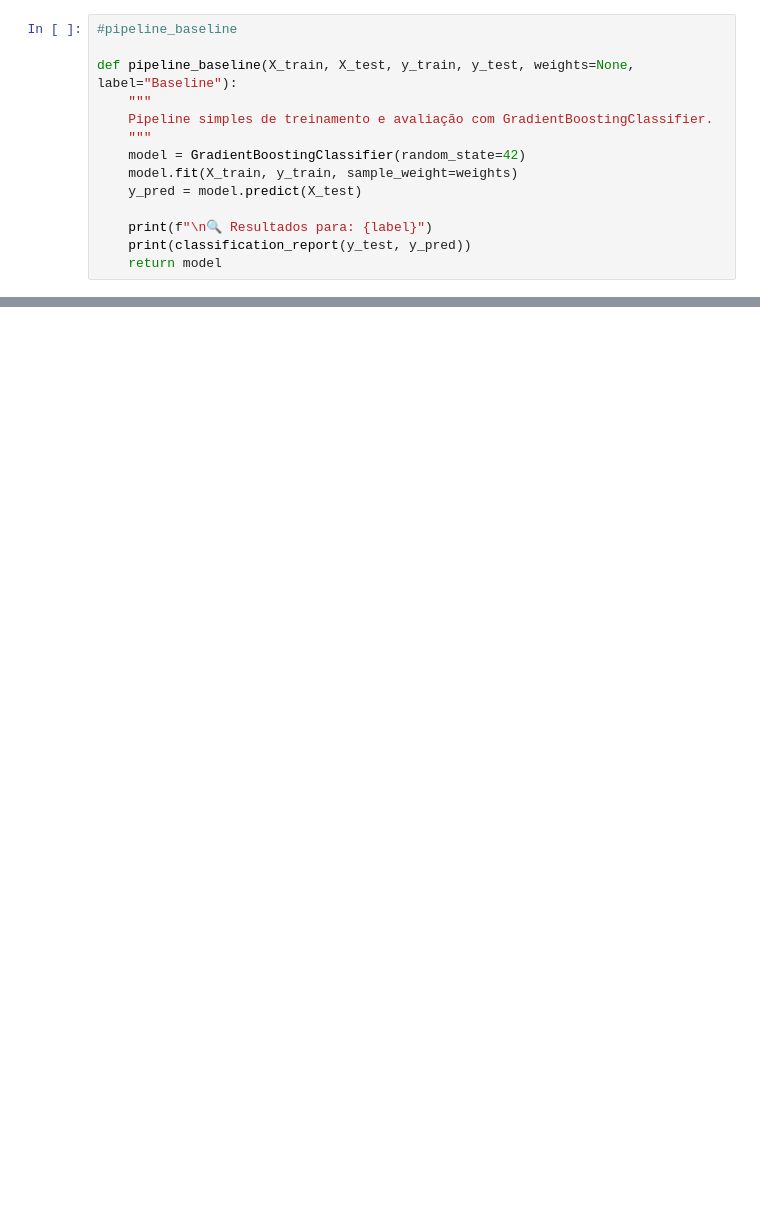
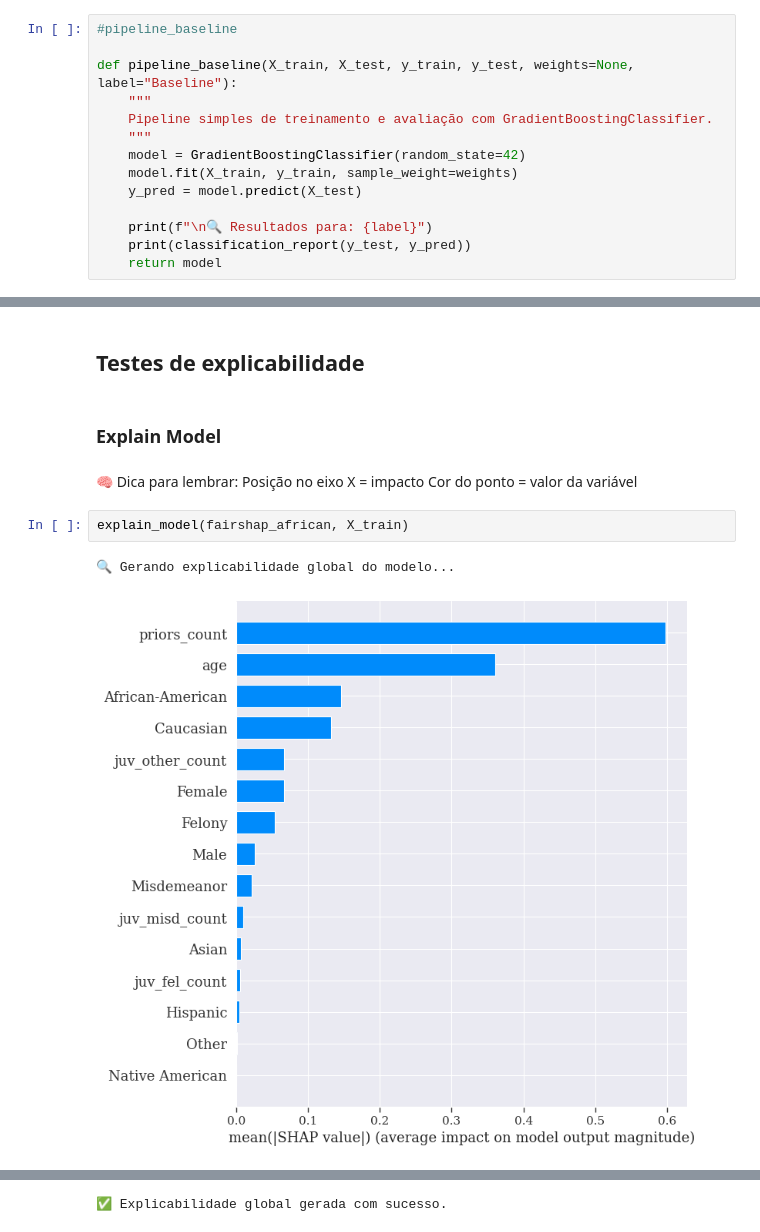
Before and after one commit to davimart/psg-compas, a Jupyter notebook: FairShap_COMPAS.ipynb, the cells around one changed output, grey strips where cells are left out. Drawn from its saved outputs; the diff is of its cells as text; blank space fills up the shorter version.

```diff
--- a/FairShap_COMPAS.ipynb
+++ b/FairShap_COMPAS.ipynb
@@ -725,0 +989,13 @@ AfricanAmerican
+# %% [markdown]
+## Testes de explicabilidade
+# %% [markdown]
+### Explain Model
+# %% [markdown]
+🧠 Dica para lembrar:
+Posição no eixo X = impacto
+Cor do ponto = valor da variável
+# %%
+explain_model(fairshap_african, X_train)
+# %% [output]
+🔍 Gerando explicabilidade global do modelo...
+[figure, added]
@@ -725,0 +1003 @@ AfricanAmerican
+✅ Explicabilidade global gerada com sucesso.
```
Also changed, not shown: parts of 56 cells of this notebook, 3 other files.
